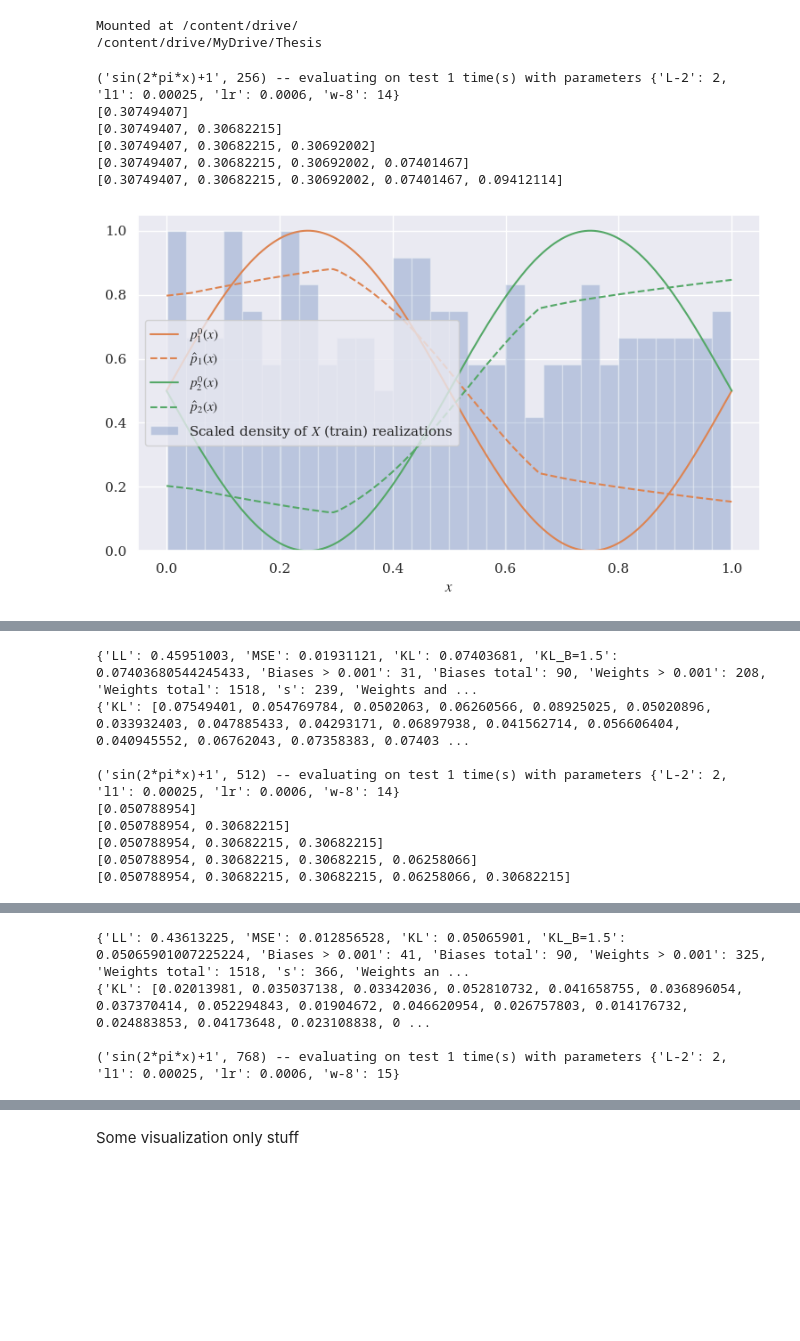
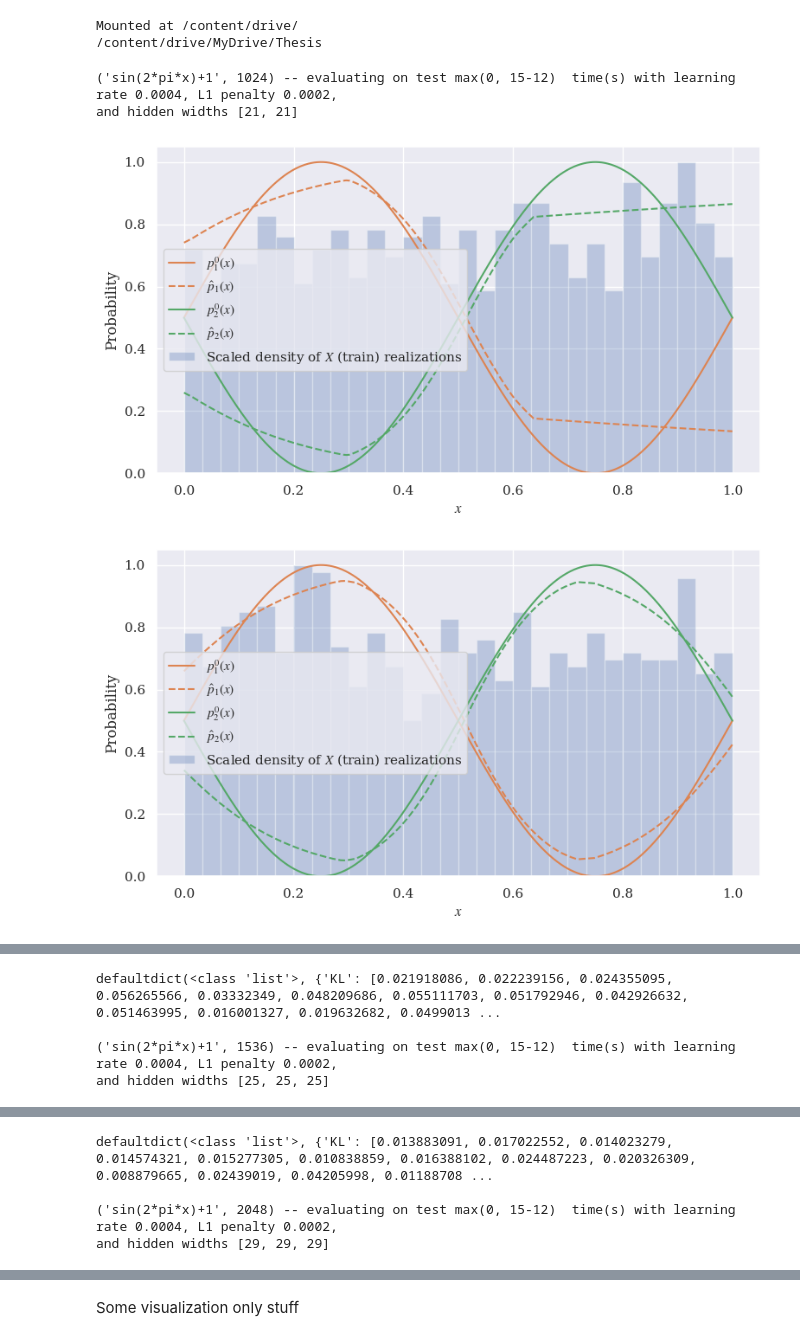
Before and after one commit to bramotten/Testing-NN-Classification-Theory, a Jupyter notebook: Everything.ipynb, the cells around one changed output, grey strips where cells are left out. Cells and saved outputs as stored; diff of their text form; code cells hidden in the pictures; blank space fills up the shorter version.

```diff
--- a/Everything.ipynb
+++ b/Everything.ipynb
@@ -192,7 +202,7 @@ class SimulateData(object):
 # Network stuff
 # %%
 class KerasModelStuff(object):
-    def __init__(self, train, val, hidden_widths=[16, 16, 16, 16], l1=.0005):
+    def __init__(self, train, val, hidden_widths=[24, 24, 24], l1=.0002):
         self.train = train
         self.val = val
 
@@ -225,15 +235,13 @@ class KerasModelStuff(object):
         if seed is not None:
             tf.random.set_seed(seed)
 
-        # TODO: note the much higher stop
         if viz > 1: print(self.model.summary())
         self.model.compile(opt, 'categorical_crossentropy')
 
-        # TODO: still playing with magic numbers below
         cb = [tf.keras.callbacks.EarlyStopping('loss', min_delta=stop, patience=10,
                                                verbose=viz, restore_best_weights=True)]
-        bs = np.max([round(self.train.n / 512), 4])
-        self.history = self.model.fit(self.train.X, self.train.Y_one_hot, epochs=100, callbacks=cb,
+        bs = np.max([round(self.train.n / 512), 4]) # TODO: not?
+        self.history = self.model.fit(self.train.X, self.train.Y_one_hot, epochs=120, callbacks=cb,
                                       validation_data=(self.val.X, self.val.Y_one_hot),
                                       batch_size=bs, use_multiprocessing=True,
                                       verbose=0 if viz < 2 else 2, shuffle=False)
@@ -284,7 +292,7 @@ class KerasModelStuff(object):
 
         if visualize:
             if self.train.d == 1:
-                plt.figure(); plt.xlabel("$x$"); plt.ylim(0, 1.05)
+                plt.figure(); plt.xlabel("$x$"); plt.ylabel("Probability"); plt.ylim(0, 1.05)
                 x, _, items = plt.hist(self.train.X, bins=30, density=True, alpha=.3,
                                     label='Scaled density of $X$ (train) realizations')
                 # Histogram scaling:
@@ -302,12 +310,15 @@ class KerasModelStuff(object):
             else:
                 print("$\mathbf{X}$ dimensionality too high to visualize.")
 
-
+        train_ll = tf.keras.losses.categorical_crossentropy(self.train.Y_one_hot,
+                                                            self.model.predict(self.train.X)).numpy().mean()
         losses = {
             "LL": tf.keras.losses.categorical_crossentropy(t, p).numpy().mean(),
             "MSE": tf.keras.losses.MeanSquaredError()(t, p).numpy(),
             "KL": tf.keras.losses.KLDivergence()(t, p).numpy().mean(),
-            f"KL_B={B}": self.KL_trunc_loss(t, p, B)
+            f"KL_B={B}": self.KL_trunc_loss(t, p, B),
+            # Can't use history for training loss since we use early stopping:
+            "Training LL": train_ll,
         }
         if loss_only:
             return losses
@@ -426,25 +436,21 @@ def evaluate_params(situation, n, test, n_repeats, n_retrains=5, opt_evals=1, pa
 # %%
-n_repeats = 16
+n_repeats = 15
 n_retrains = 5  # keep >= 4 to keep some quality in the saved files
-opt_evals = 20
+opt_evals = 2
 viz = 1
-params = {'L-2': 2, 'l1': 0.00025, 'lr': 0.0006, 'w-8': 16}
-# params = None  # for opt-ing.
-# w depends on n a bit even if a full params dict is specified.
+params = {'L_base': 3, 'l1': 0.0002, 'lr': 0.0004, 'w_mult': 0.3}
+# params = None
 # %%
 situation_list = ['sin(2*pi*x)+1', 'sin(2*pi*x)+1.2']
-n_list = [256, 512, 768, 1024, 1536, 2048, 3072, 4096, 6144, 8192, 12288]
+# n_list = [256, 512, 768, 1024, 1536, 2048, 3072, 4096, 6144, 8192, 12288]
+n_list = [1024, 1536, 2048, 3072, 4096]
 for i, situation in enumerate(situation_list):
     test = SimulateData(situation, 10**5)
     for j, n in enumerate(n_list):
-        # losses = pickle.load(open(f'./test_losses/{situation}__{n}.pkl', "rb"))
-        losses = evaluate_params(situation, n, test, n_repeats, n_retrains, opt_evals, params)
-        print(losses)
+        results_pkl = evaluate_params(situation, n, test, n_repeats, n_retrains, opt_evals, params)
+        print(results_pkl)
 # %% [output]
-('sin(2*pi*x)+1', 256) -- evaluating on test 1 time(s) with parameters {'L-2': 2, 'l1': 0.00025, 'lr': 0.0006, 'w-8': 14}
-[0.30749407]
-[0.30749407, 0.30682215]
-[0.30749407, 0.30682215, 0.30692002]
-[0.30749407, 0.30682215, 0.30692002, 0.07401467]
-[0.30749407, 0.30682215, 0.30692002, 0.07401467, 0.09412114]
+('sin(2*pi*x)+1', 1024) -- evaluating on test max(0, 15-12)  time(s) with learning rate 0.0004, L1 penalty 0.0002,
+and hidden widths [21, 21]
-[figure, old version]
+[figure, new version]
+[figure, new version]
@@ -451,9 +458,4 @@ for i, situation in enumerate(situation_list):
-{'LL': 0.45951003, 'MSE': 0.01931121, 'KL': 0.07403681, 'KL_B=1.5': 0.07403680544245433, 'Biases > 0.001': 31, 'Biases total': 90, 'Weights > 0.001': 208, 'Weights total': 1518, 's': 239, 'Weights and ...
-{'KL': [0.07549401, 0.054769784, 0.0502063, 0.06260566, 0.08925025, 0.05020896, 0.033932403, 0.047885433, 0.04293171, 0.06897938, 0.041562714, 0.056606404, 0.040945552, 0.06762043, 0.07358383, 0.07403 ...
+defaultdict(<class 'list'>, {'KL': [0.021918086, 0.022239156, 0.024355095, 0.056265566, 0.03332349, 0.048209686, 0.055111703, 0.051792946, 0.042926632, 0.051463995, 0.016001327, 0.019632682, 0.0499013 ...
 
-('sin(2*pi*x)+1', 512) -- evaluating on test 1 time(s) with parameters {'L-2': 2, 'l1': 0.00025, 'lr': 0.0006, 'w-8': 14}
-[0.050788954]
-[0.050788954, 0.30682215]
-[0.050788954, 0.30682215, 0.30682215]
-[0.050788954, 0.30682215, 0.30682215, 0.06258066]
-[0.050788954, 0.30682215, 0.30682215, 0.06258066, 0.30682215]
+('sin(2*pi*x)+1', 1536) -- evaluating on test max(0, 15-12)  time(s) with learning rate 0.0004, L1 penalty 0.0002,
+and hidden widths [25, 25, 25]
@@ -461,4 +465,4 @@ for i, situation in enumerate(situation_list):
-{'LL': 0.43613225, 'MSE': 0.012856528, 'KL': 0.05065901, 'KL_B=1.5': 0.05065901007225224, 'Biases > 0.001': 41, 'Biases total': 90, 'Weights > 0.001': 325, 'Weights total': 1518, 's': 366, 'Weights an ...
-{'KL': [0.02013981, 0.035037138, 0.03342036, 0.052810732, 0.041658755, 0.036896054, 0.037370414, 0.052294843, 0.01904672, 0.046620954, 0.026757803, 0.014176732, 0.024883853, 0.04173648, 0.023108838, 0 ...
+defaultdict(<class 'list'>, {'KL': [0.013883091, 0.017022552, 0.014023279, 0.014574321, 0.015277305, 0.010838859, 0.016388102, 0.024487223, 0.020326309, 0.008879665, 0.02439019, 0.04205998, 0.01188708 ...
 
-('sin(2*pi*x)+1', 768) -- evaluating on test 1 time(s) with parameters {'L-2': 2, 'l1': 0.00025, 'lr': 0.0006, 'w-8': 15}
+('sin(2*pi*x)+1', 2048) -- evaluating on test max(0, 15-12)  time(s) with learning rate 0.0004, L1 penalty 0.0002,
+and hidden widths [29, 29, 29]
```
Also changed, not shown: parts of 12 cells of this notebook, 19 other files.
